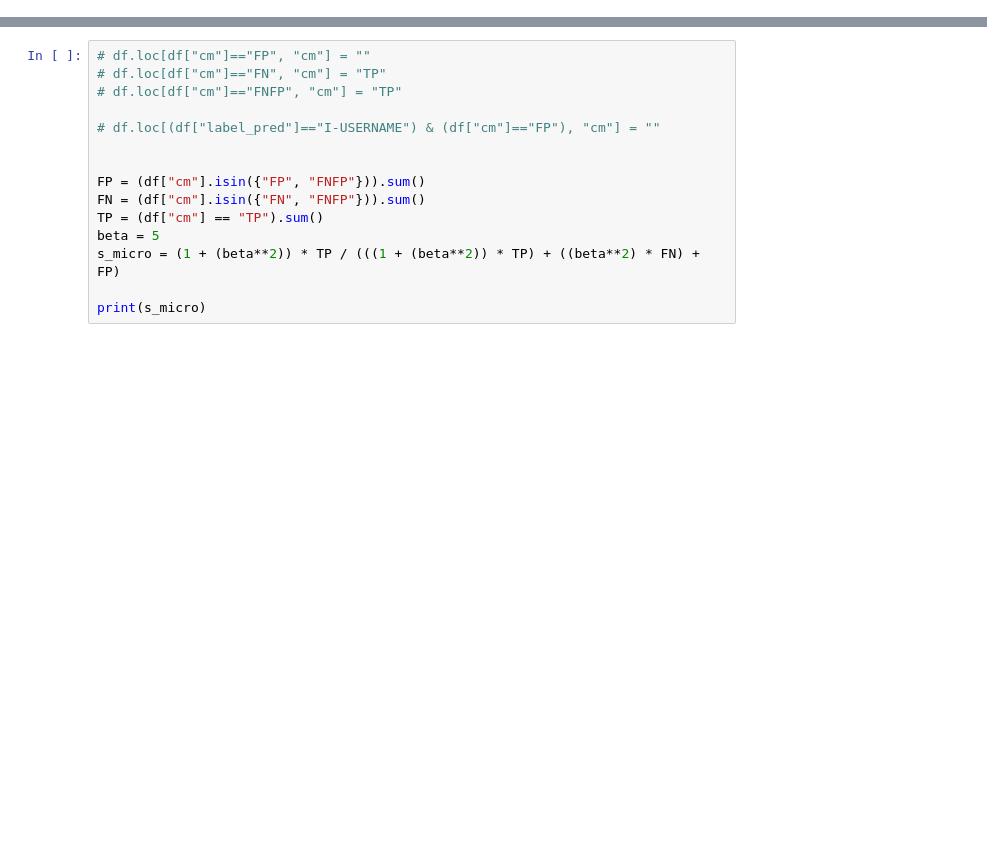
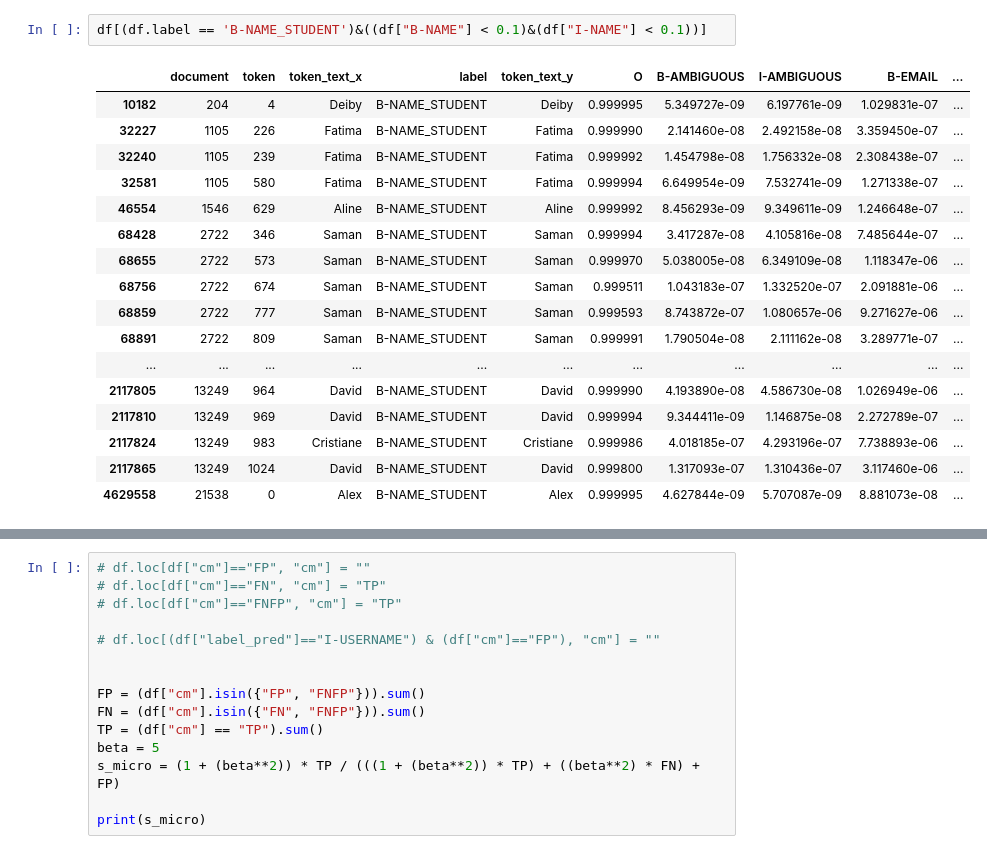
Before and after one commit to nbroad1881/pii-data-detection, a Jupyter notebook: notebooks/check_predictions.ipynb, the cells around one changed output, grey strips where cells are left out. Cells and saved outputs as stored; diff of their text form; blank space fills up the shorter version.

```diff
--- a/notebooks/check_predictions.ipynb
+++ b/notebooks/check_predictions.ipynb
@@ -18,0 +60,20 @@ print(s_micro)
+# %%
+df[(df.label == 'B-NAME_STUDENT')&((df["B-NAME"] < 0.1)&(df["I-NAME"] < 0.1))]
+# %% [output]
+|  | document | token | token_text_x | label | token_text_y | O | B-AMBIGUOUS | I-AMBIGUOUS | B-EMAIL | ... |
+| 10182 | 204 | 4 | Deiby | B-NAME_STUDENT | Deiby | 0.999995 | 5.349727e-09 | 6.197761e-09 | 1.029831e-07 | ... |
+| 32227 | 1105 | 226 | Fatima | B-NAME_STUDENT | Fatima | 0.999990 | 2.141460e-08 | 2.492158e-08 | 3.359450e-07 | ... |
+| 32240 | 1105 | 239 | Fatima | B-NAME_STUDENT | Fatima | 0.999992 | 1.454798e-08 | 1.756332e-08 | 2.308438e-07 | ... |
+| 32581 | 1105 | 580 | Fatima | B-NAME_STUDENT | Fatima | 0.999994 | 6.649954e-09 | 7.532741e-09 | 1.271338e-07 | ... |
+| 46554 | 1546 | 629 | Aline | B-NAME_STUDENT | Aline | 0.999992 | 8.456293e-09 | 9.349611e-09 | 1.246648e-07 | ... |
+| 68428 | 2722 | 346 | Saman | B-NAME_STUDENT | Saman | 0.999994 | 3.417287e-08 | 4.105816e-08 | 7.485644e-07 | ... |
+| 68655 | 2722 | 573 | Saman | B-NAME_STUDENT | Saman | 0.999970 | 5.038005e-08 | 6.349109e-08 | 1.118347e-06 | ... |
+| 68756 | 2722 | 674 | Saman | B-NAME_STUDENT | Saman | 0.999511 | 1.043183e-07 | 1.332520e-07 | 2.091881e-06 | ... |
+| 68859 | 2722 | 777 | Saman | B-NAME_STUDENT | Saman | 0.999593 | 8.743872e-07 | 1.080657e-06 | 9.271627e-06 | ... |
+| 68891 | 2722 | 809 | Saman | B-NAME_STUDENT | Saman | 0.999991 | 1.790504e-08 | 2.111162e-08 | 3.289771e-07 | ... |
+| ... | ... | ... | ... | ... | ... | ... | ... | ... | ... | ... |
+| 2117805 | 13249 | 964 | David | B-NAME_STUDENT | David | 0.999990 | 4.193890e-08 | 4.586730e-08 | 1.026949e-06 | ... |
+| 2117810 | 13249 | 969 | David | B-NAME_STUDENT | David | 0.999994 | 9.344411e-09 | 1.146875e-08 | 2.272789e-07 | ... |
+| 2117824 | 13249 | 983 | Cristiane | B-NAME_STUDENT | Cristiane | 0.999986 | 4.018185e-07 | 4.293196e-07 | 7.738893e-06 | ... |
+| 2117865 | 13249 | 1024 | David | B-NAME_STUDENT | David | 0.999800 | 1.317093e-07 | 1.310436e-07 | 3.117460e-06 | ... |
+| 4629558 | 21538 | 0 | Alex | B-NAME_STUDENT | Alex | 0.999995 | 4.627844e-09 | 5.707087e-09 | 8.881073e-08 | ... |
```
Also changed, not shown: parts of 20 cells of this notebook, 23 other files.
